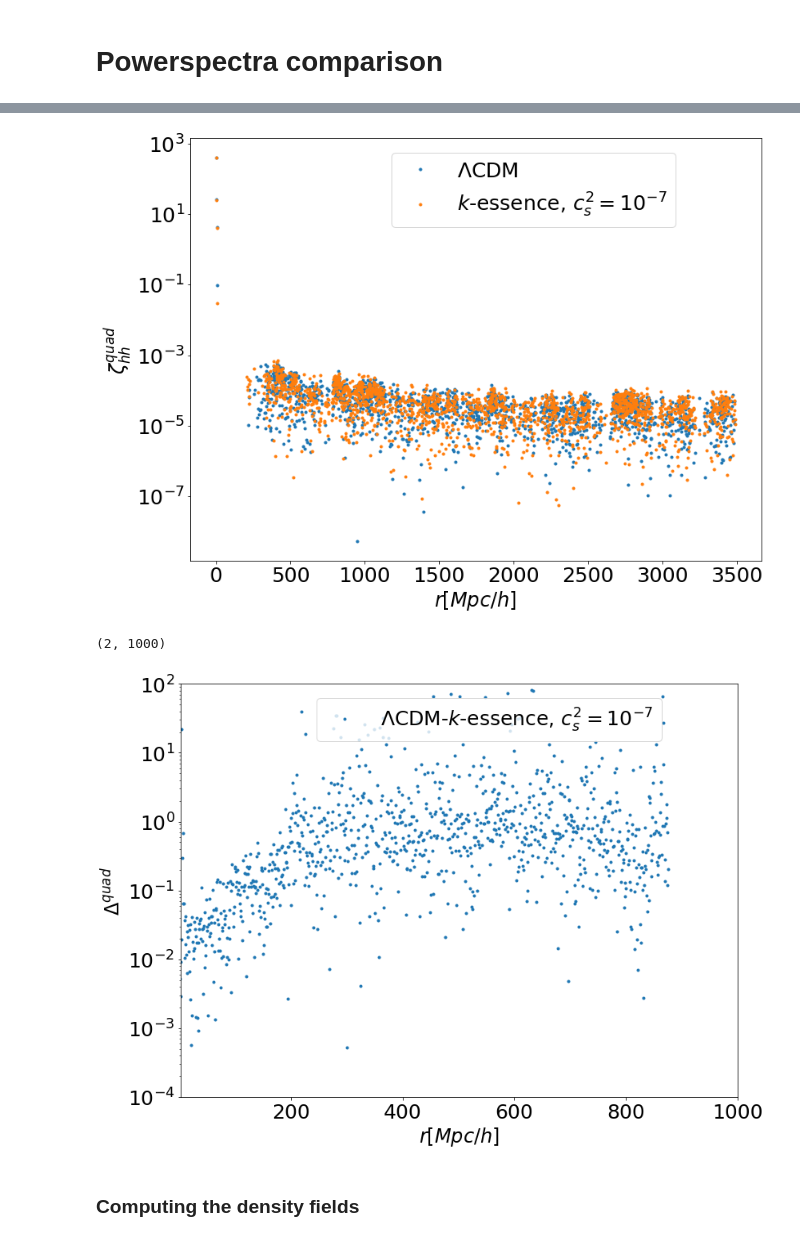
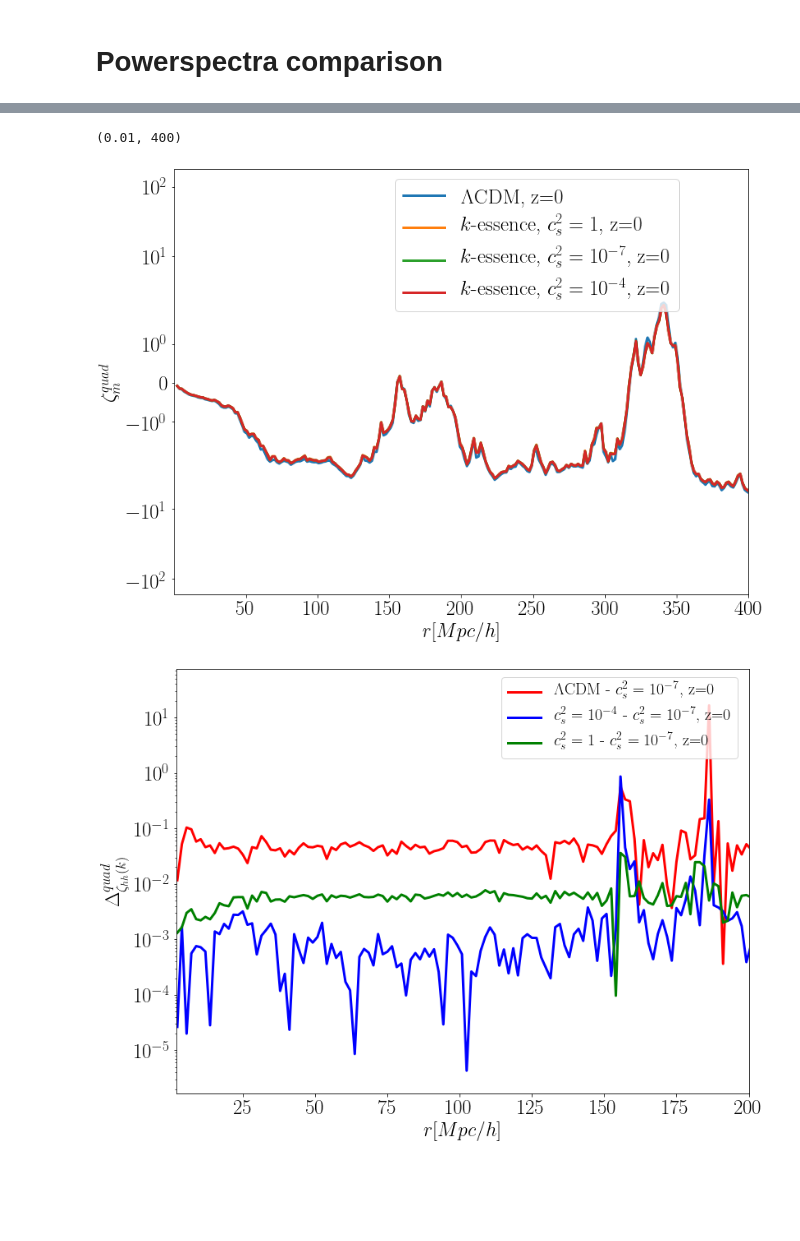
Before and after one commit to FarbodHassani/Doppler_RSD_N-body, a Jupyter notebook: Analysis-notebooks/pcls_PowerSpectra_CF_comparison_no_RSD.ipynb, the cells around one changed output, grey strips where cells are left out. Drawn from its saved outputs; the diff is of its cells as text; code cells hidden in the pictures; blank space fills up the shorter version.

```diff
--- a/Analysis-notebooks/pcls_PowerSpectra_CF_comparison_no_RSD.ipynb
+++ b/Analysis-notebooks/pcls_PowerSpectra_CF_comparison_no_RSD.ipynb
@@ -165,7 +217,7 @@ for i in [0]:
     fig.legend(fontsize=20,bbox_to_anchor=(0.88,0.85))
     # plt.ylim(1.e1,1.e7)
     plt.ylabel('$\Delta_{\zeta_{hh}(k)}$',fontsize=24)
-    plt.xlabel('$k[h/Mpc]$',fontsize=24)
+    plt.xlabel('$r[Mpc/h]$',fontsize=24)
     # plt.yscale('log')
     plt.xticks(size = 25);
     plt.yticks(size = 25);
@@ -181,45 +233,48 @@ mpl.rcParams['ytick.labelsize'] = label_size
 fig = plt.figure()
 fig.set_size_inches(12.5, 9.5)
 
-plt.plot(CF_lcdm_z1[0,:],CF_lcdm_z1[2,:],".",lw=3,label="$\Lambda$CDM")
-plt.plot(CF_kess_csem7_z1[0,:],CF_kess_csem7_z1[2,:],".",lw=3,label="$k$-essence, $c_s^2=10^{-7}$")
+for i in [0]:
+    plt.plot(gev_lcdm_c[i][0,:],gev_lcdm_c[i][2,:]*gev_lcdm_c[i][0,:]**2,"-",lw=3,label="$\Lambda$CDM, z="+redshifts[i])
+    plt.plot(gev_cs2_1_c[i][0,:],gev_cs2_1_c[i][0,:]**2 * gev_cs2_1_c[i][2,:],"-",lw=3,label="$k$-essence, $c_s^2=1$, z="+redshifts[i])
+
+
+    plt.plot(gev_cs2_e7_c[i][0,:],gev_cs2_e7_c[i][2,:]*gev_cs2_e7_c[i][0,:]**2,"-",lw=3,label="$k$-essence, $c_s^2=10^{-7}$, z="+redshifts[i])
+    plt.plot(kev_cs2_e4_c[i][0,:],kev_cs2_e4_c[i][2,:]*kev_cs2_e4_c[i][0,:]**2,"-",lw=3,label="$k$-essence, $c_s^2=10^{-4}$, z="+redshifts[i])
 
 
 fig.legend(fontsize=25,bbox_to_anchor=(0.8,0.85))
 # plt.ylim(1.e1,1.e7)
-plt.ylabel('$\zeta^{quad}_{hh}$',fontsize=24)
+plt.ylabel('$\zeta^{quad}_{m}$',fontsize=24)
 plt.xlabel('$r[Mpc/h]$',fontsize=24)
-plt.yscale('log')
+plt.yscale('symlog')
 plt.xticks(size = 25);
 plt.yticks(size = 25);
-# plt.ylim(1.e-4,1.e2)
-# plt.xlim(2,200)
+# plt.ylim(-1.e2,1.e2)
+plt.xlim(0.01,400)
 # %% [output]
+(0.01, 400)
-[figure, old version]
+[figure, new version]
 # %%
 
 label_size = 22
-mpl.rcParams['xtick.labelsize'] = label_size
-mpl.rcParams['ytick.labelsize'] = label_size
+plt.rcParams['xtick.labelsize'] = label_size
+plt.rcParams['ytick.labelsize'] = label_size
 fig = plt.figure()
 fig.set_size_inches(12.5, 9.5)
 
-num=1000
-plt.plot(CF_lcdm_z1[0,:num],np.abs((CF_kess_csem7_z1[2,:num]-CF_lcdm_z1[2,:num])/CF_lcdm_z1[2,:num]),".",lw=3,label="$\Lambda$CDM-$k$-essence, $c_s^2=10^{-7}$")
-# plt.plot(CF_kess_csem7_z1[0,:],".",lw=3,label="$k$-essence, $c_s^2=10^{-7}$")
+for i in [0]:
+    plt.plot(gev_lcdm_c[i][0,:],np.abs((gev_lcdm_c[i][2,:]-gev_cs2_e7_c[i][2,:])/gev_lcdm_c[i][2,:]),"-",color =ColorsI[i], lw=3,label="$\Lambda$CDM - $c_s^2=10^{-7}$, z="+redshifts[i])
+    plt.plot(gev_lcdm_c[i][0,:],np.abs((kev_cs2_e4_c[i][2,:]-gev_cs2_e7_c[i][2,:])/kev_cs2_e4_c[i][2,:]),"-",color =ColorsI[i+1], lw=3,label="$c_s^2=10^{-4}$ - $c_s^2=10^{-7}$, z="+redshifts[i])
+    plt.plot(gev_lcdm_c[i][0,:],np.abs((gev_cs2_1_c[i][2,:]-gev_cs2_e7_c[i][2,:])/gev_cs2_1_c[i][2,:]),"-",color =ColorsI[i+2], lw=3,label="$c_s^2=1$ - $c_s^2=10^{-7}$, z="+redshifts[i])
 
-
-fig.legend(fontsize=25,bbox_to_anchor=(0.8,0.85))
-# plt.ylim(1.e1,1.e7)
-plt.ylabel('$\Delta^{quad}$',fontsize=24)
-plt.xlabel('$r[Mpc/h]$',fontsize=24)
-plt.yscale('log')
-plt.xticks(size = 25);
-plt.yticks(size = 25);
-plt.ylim(1.e-4,1.e2)
-plt.xlim(2,1000)
+    fig.legend(fontsize=20,bbox_to_anchor=(0.88,0.85))
+    # plt.ylim(1.e1,1.e7)
+    plt.ylabel('$\Delta_{\zeta_{hh}(k)}^{quad}$',fontsize=24)
+    plt.xlabel('$r[Mpc/h]$',fontsize=24)
+    plt.yscale('log')
+    plt.xticks(size = 25);
+    plt.yticks(size = 25);
+#     plt.ylim(-1.,1.)
+    plt.xlim(2,200)
 # %% [output]
-(2, 1000)
-[figure, old version]
+[figure, new version]
-# %% [markdown]
-### Computing the density fields
```
Also changed, not shown: parts of 32 cells of this notebook, 1 other file.
